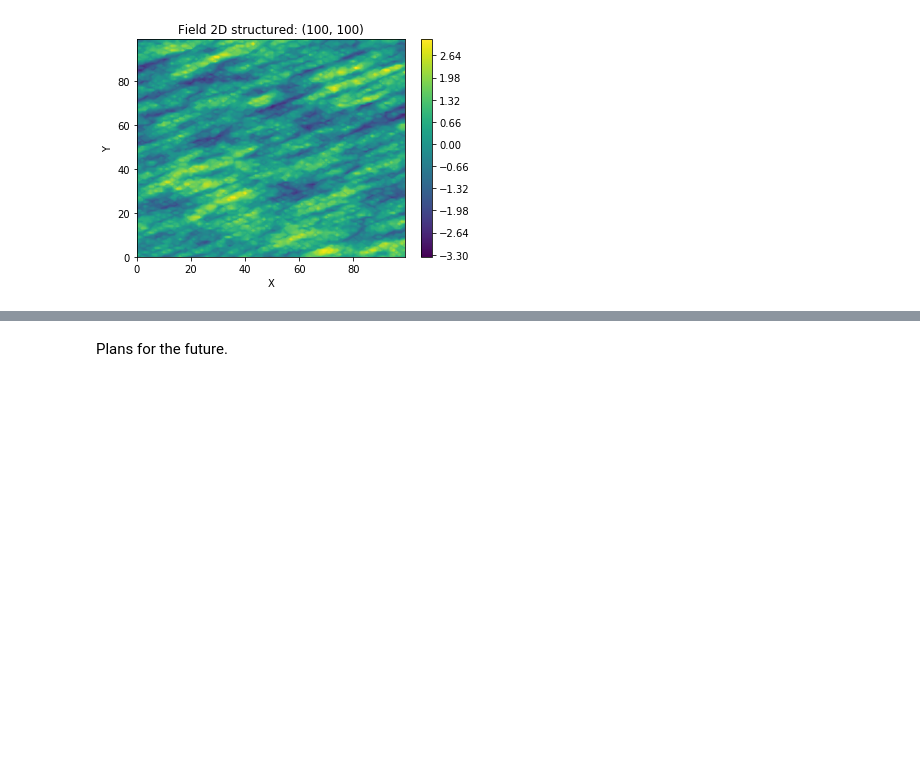
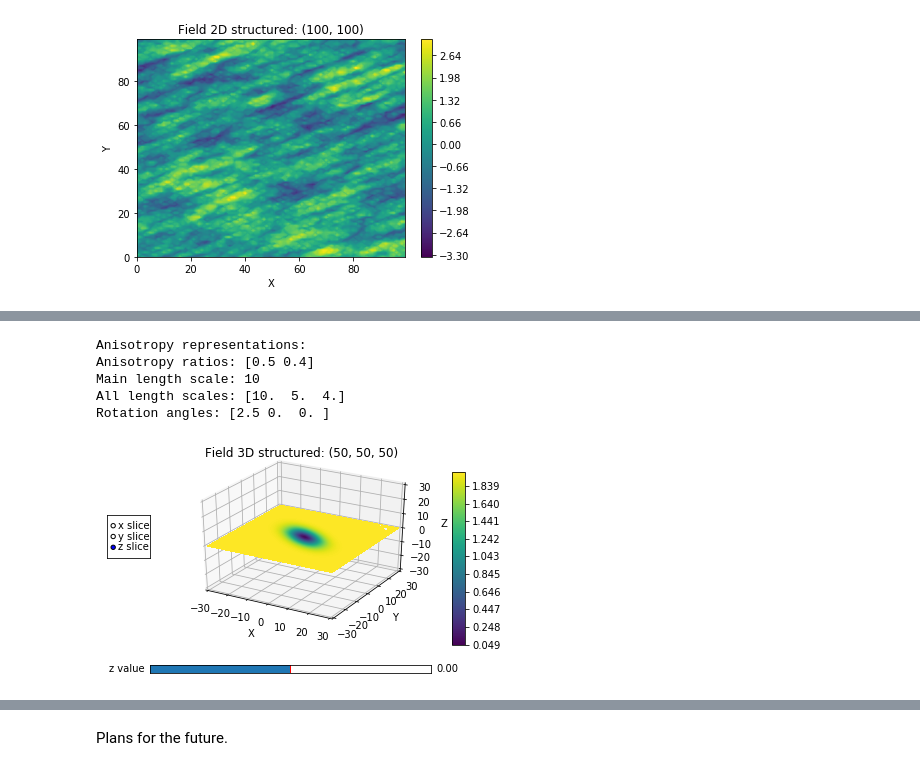
Before and after one commit to MuellerSeb/GSTools-EGU2020, a Jupyter notebook: EGU2020.ipynb, the cells around one changed output, grey strips where cells are left out. Saved outputs shown, nothing was run; the diff lists cells and outputs as text; code cells hidden in the pictures; blank space fills up the shorter version.

```diff
--- a/EGU2020.ipynb
+++ b/EGU2020.ipynb
@@ -98,0 +147,15 @@ srf.plot()
+# %%
+model = gs.Gaussian(dim=3, var=2.0, len_scale=[10, 5, 4], angles=2.5)
+model.plot("vario_spatial")
+print("Anisotropy representations:")
+print("Anisotropy ratios:", model.anis)
+print("Main length scale:", model.len_scale)
+print("All length scales:", model.len_scale_vec)
+print("Rotation angles:", model.angles)
+# %% [output]
+Anisotropy representations:
+Anisotropy ratios: [0.5 0.4]
+Main length scale: 10
+All length scales: [10.  5.  4.]
+Rotation angles: [2.5 0.  0. ]
+[figure, added]
```
Also changed, not shown: parts of 31 cells of this notebook.
